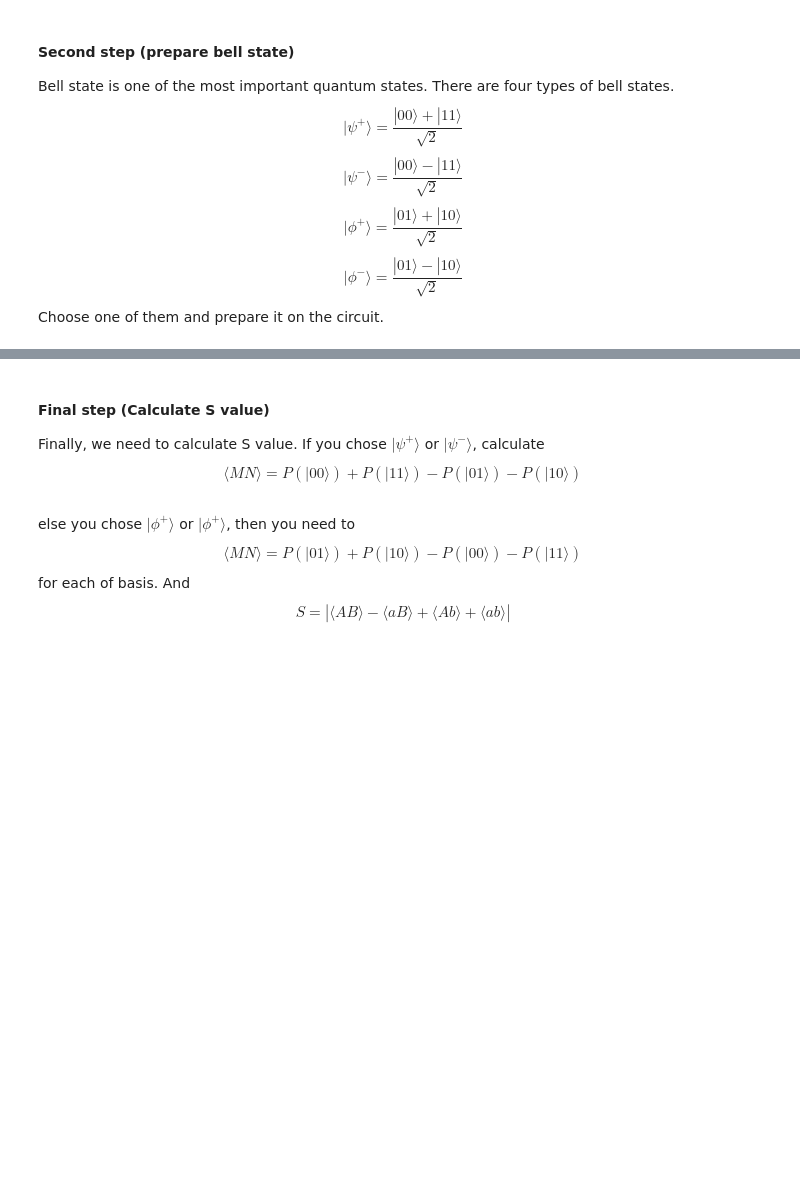
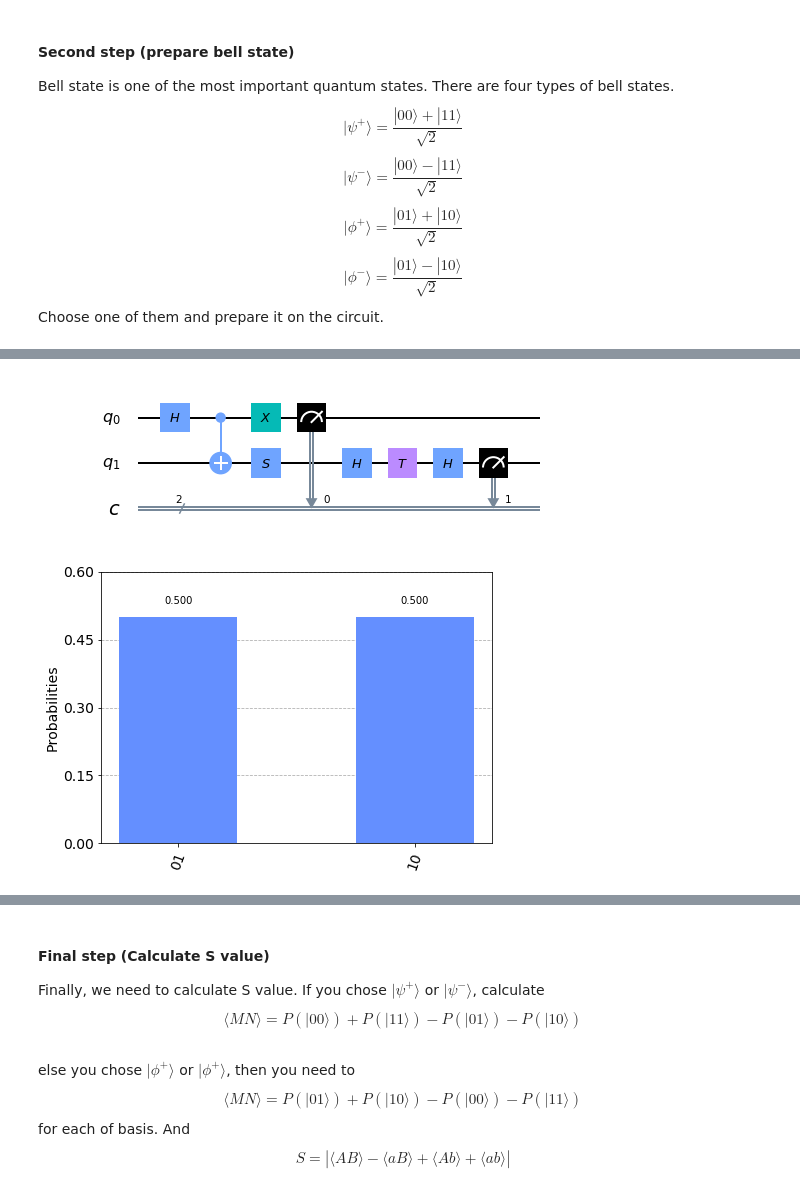
Before and after one commit to Chibikuri/Assignment, a Jupyter notebook: 2.two_qubit/Notebook.ipynb, the cells around one changed output, grey strips where cells are left out. Drawn from its saved outputs; the diff is of its cells as text; code cells hidden in the pictures; blank space fills up the shorter version.

```diff
--- a/2.two_qubit/Notebook.ipynb
+++ b/2.two_qubit/Notebook.ipynb
@@ -74,0 +124,19 @@ Fill this table.
+# %%
+qc = QuantumCircuit(2,2)
+qc.h(0)
+qc.cx(0,1)
+#aB
+qc.x(0)
+qc.measure(0,0)
+qc.s(1)
+qc.h(1)
+qc.t(1)
+qc.h(1)
+qc.measure(1,1)
+display(qc.draw(output = 'mpl'))
+backend = Aer.get_backend("statevector_simulator")
+counts = execute(qc,backend).result().get_counts()
+plot_histogram(counts)
+# %% [output]
+[figure, added]
+[figure, added]
```
Also changed, not shown: parts of 11 cells of this notebook, 1 other file.
